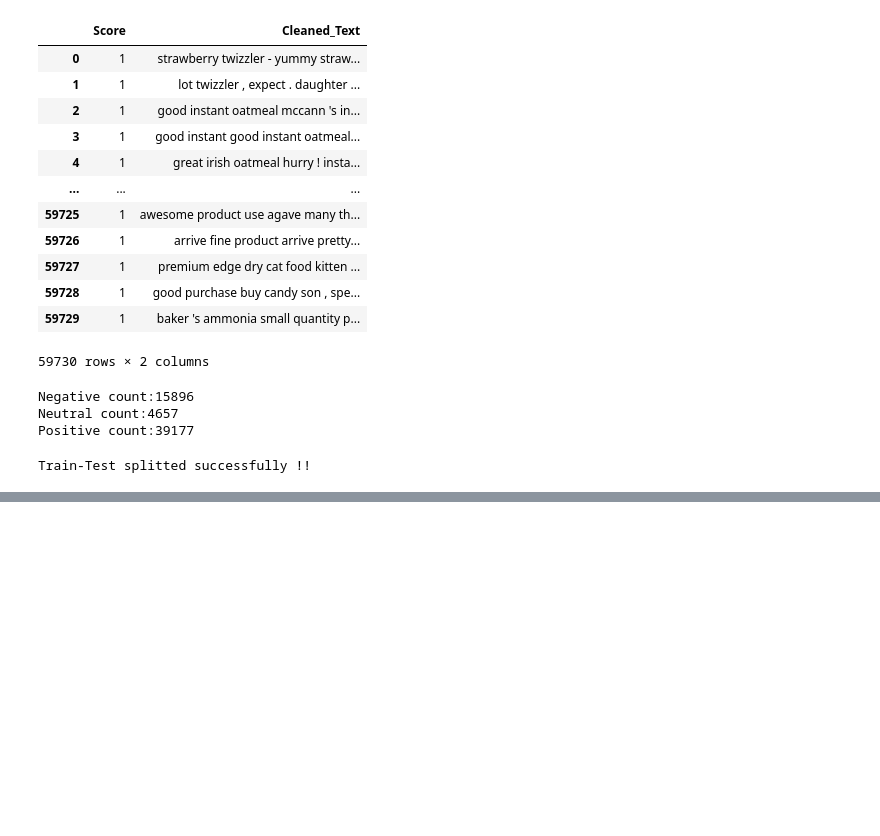
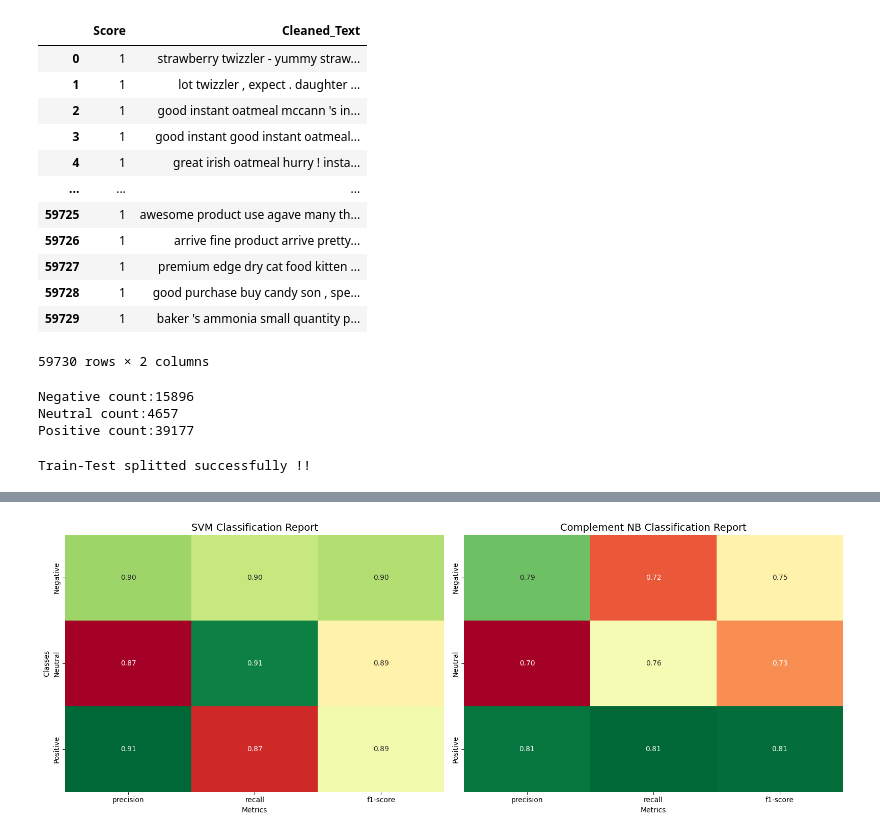
Before and after one commit to prabeshnpl/Sentiment-Analysis, a Jupyter notebook: Model Training/With NLTK/Amazon_only/Sentiment_Analysis.ipynb, the cells around one changed output, grey strips where cells are left out. Drawn from its saved outputs; the diff is of its cells as text; code cells hidden in the pictures; blank space fills up the shorter version.

```diff
--- a/Model Training/With NLTK/Amazon_only/Sentiment_Analysis.ipynb
+++ b/Model Training/With NLTK/Amazon_only/Sentiment_Analysis.ipynb
@@ -575,0 +464,30 @@ NB: [{'product soo good': 'Positive'}, {'pizza not good': 'Neutral'}, {'pizza no
+# %%
+# 1. Generate Dictionary Reports
+report_svm = classification_report(y_test, y_pred_svm,
+                                  target_names=['Negative', 'Neutral', 'Positive'],
+                                  output_dict=True)
+report_nb = classification_report(y_test, y_pred_nb,
+                                 target_names=['Negative', 'Neutral', 'Positive'],
+                                 output_dict=True)
+
+# 2. Convert to DataFrames (Keep only individual classes)
+df_svm = pd.DataFrame(report_svm).iloc[:-1, :3].T
+df_nb = pd.DataFrame(report_nb).iloc[:-1, :3].T
+
+# 3. Plotting
+fig, ax = plt.subplots(1, 2, figsize=(16, 6))
+
+sns.heatmap(df_svm, annot=True, cmap='RdYlGn', ax=ax[0], fmt=".2f", cbar=False)
+ax[0].set_title('SVM Classification Report', fontsize=14)
+ax[0].set_xlabel('Metrics')
+ax[0].set_ylabel('Classes')
+
+sns.heatmap(df_nb, annot=True, cmap='RdYlGn', ax=ax[1], fmt=".2f", cbar=False)
+ax[1].set_title('Complement NB Classification Report', fontsize=14)
+ax[1].set_xlabel('Metrics')
+ax[1].set_ylabel('')
+
+plt.tight_layout()
+plt.show()
+# %% [output]
+[figure, added]
```
Also changed, not shown: parts of 13 cells of this notebook, 22 other files.
